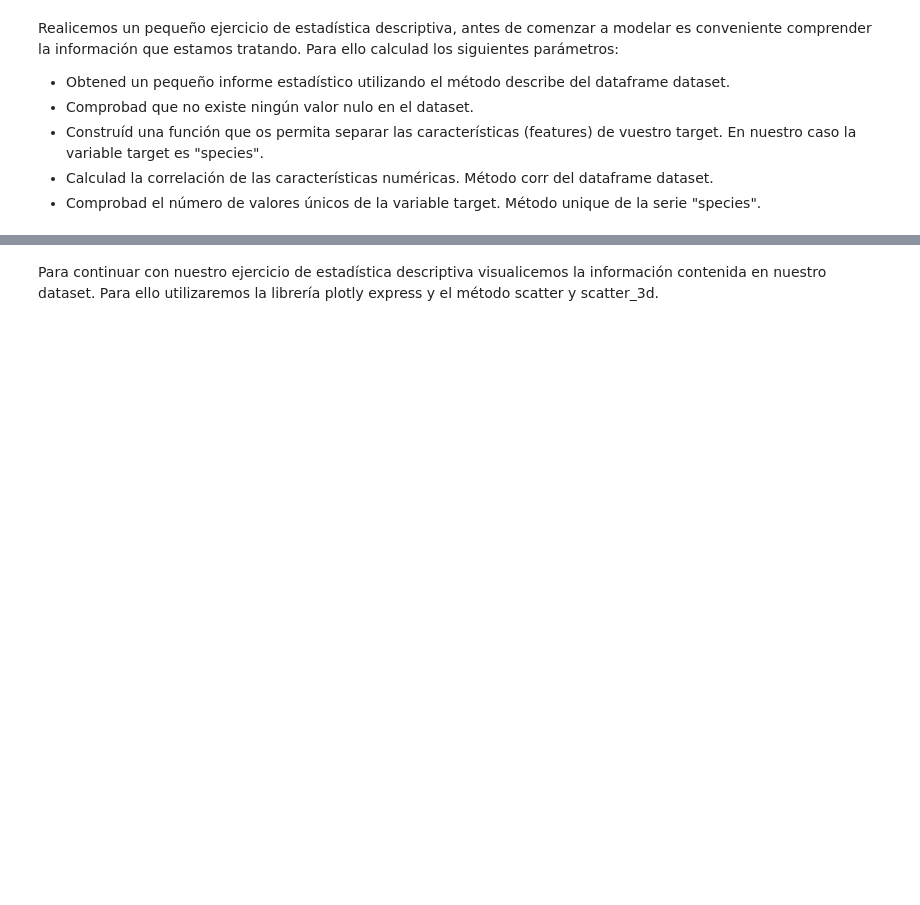
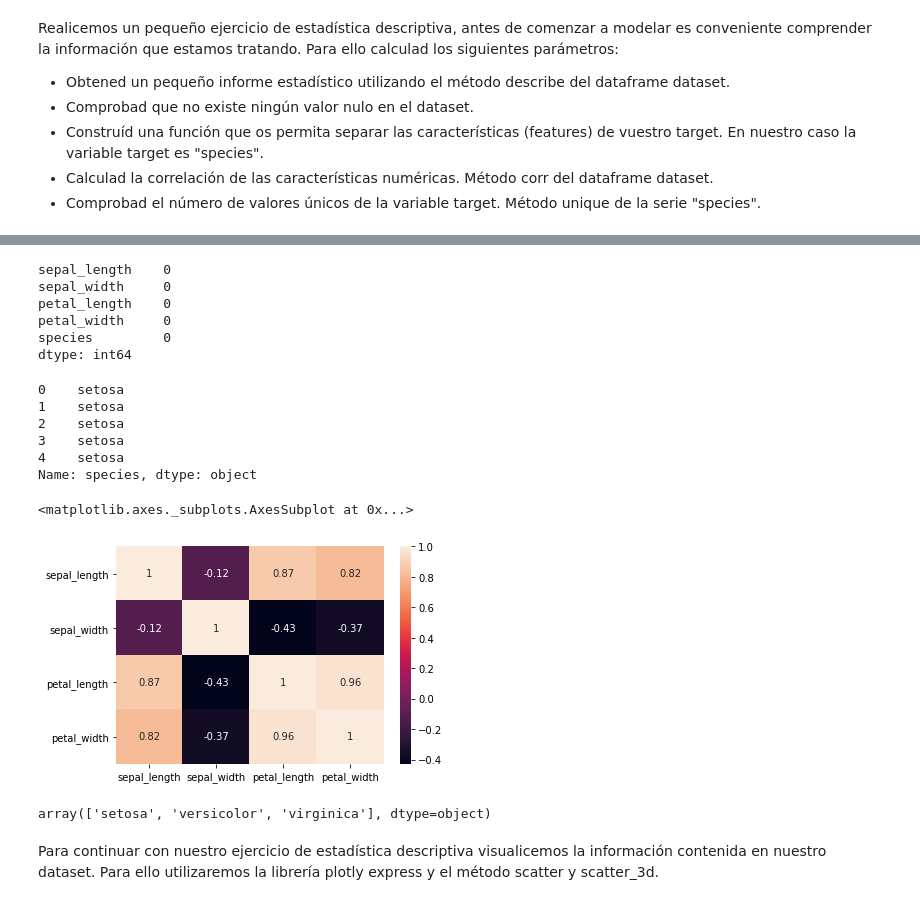
Before and after one commit to Borja-rg/idal_ia3, a Jupyter notebook: Copia_de_Machine_Learning_1.ipynb, the cells around one changed output, grey strips where cells are left out. Cells and saved outputs as stored; diff of their text form; code cells hidden in the pictures; blank space fills up the shorter version.

```diff
--- a/Copia_de_Machine_Learning_1.ipynb
+++ b/Copia_de_Machine_Learning_1.ipynb
@@ -55,3 +66,36 @@ Realicemos un pequeño ejercicio de estadística descriptiva, antes de comenzar
+# %%
+dataset.isnull().sum()
+# %% [output]
+sepal_length    0
+sepal_width     0
+petal_length    0
+petal_width     0
+species         0
+dtype: int64
+# %%
+def sep_feat(df,target):
+  df_target = df[target]
+  df_feat = df.drop(columns=target)
+  return df_feat,df_target
+
+dataset_feat, dataset_target = sep_feat(dataset,'species')
+dataset_target.head()
+# %% [output]
+0    setosa
+1    setosa
+2    setosa
+3    setosa
+4    setosa
+Name: species, dtype: object
+# %%
+sns.heatmap(dataset.corr(), annot = True)
+# %% [output]
+<matplotlib.axes._subplots.AxesSubplot at 0x...>
+[figure, added]
+# %%
+dataset_target.unique()
+# %% [output]
+array(['setosa', 'versicolor', 'virginica'], dtype=object)
 # %% [markdown]
 Para continuar con nuestro ejercicio de estadística descriptiva visualicemos la información contenida en nuestro dataset. Para ello utilizaremos la librería plotly express y el método scatter y scatter_3d.
 # %%
```
Also changed, not shown: parts of 8 cells of this notebook.
